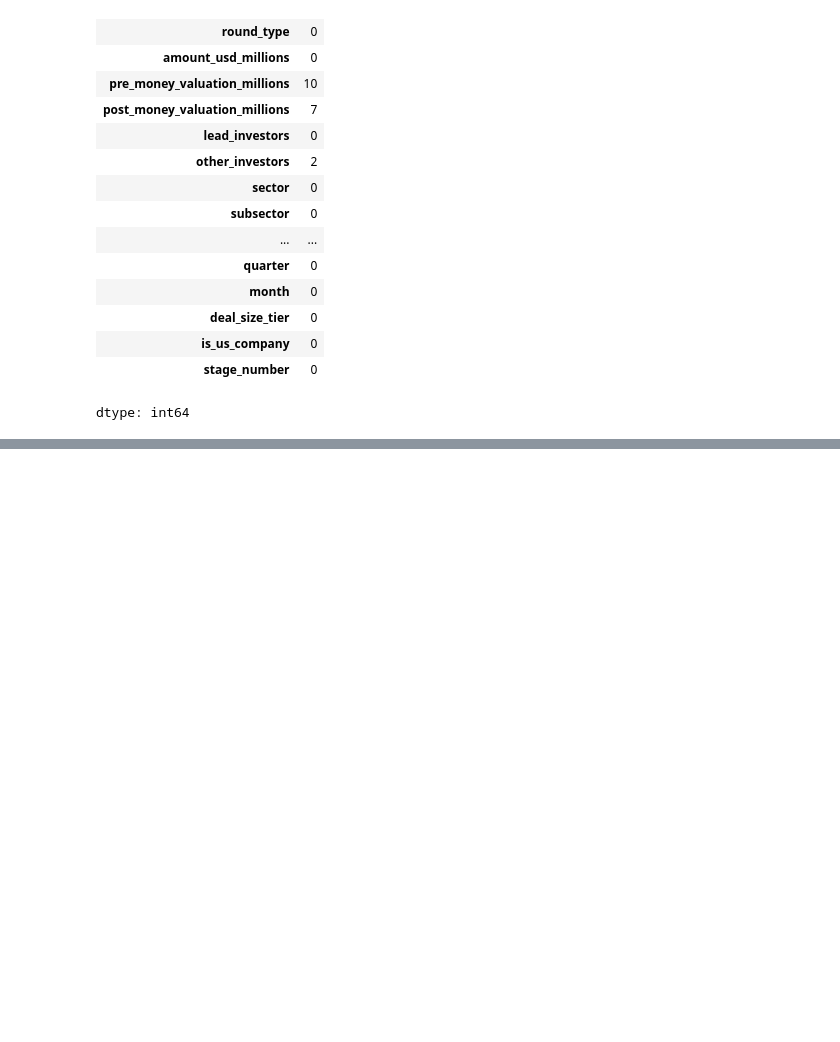
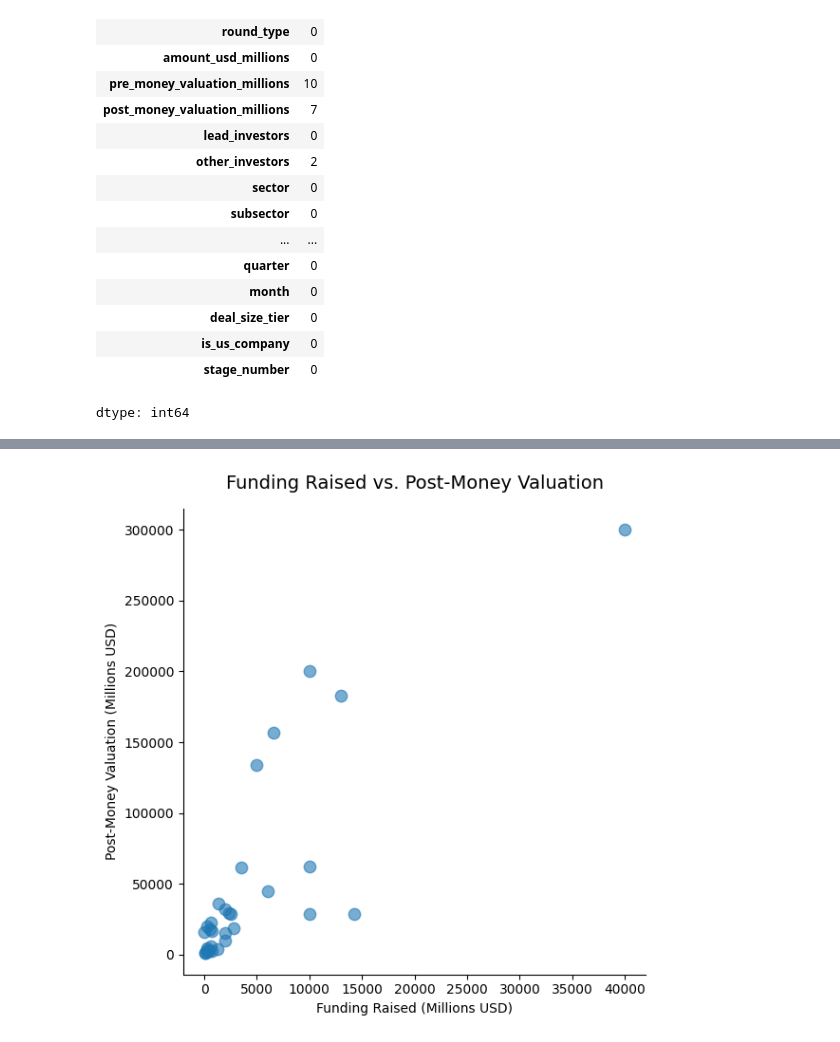
Before and after one commit to rawalnidhi/ai-investment-trends-analysis, a Jupyter notebook: notebooks/AI_Investment_Trends_Analysis.ipynb, the cells around one changed output, grey strips where cells are left out. Drawn from its saved outputs; the diff is of its cells as text; code cells hidden in the pictures; blank space fills up the shorter version.

```diff
--- a/notebooks/AI_Investment_Trends_Analysis.ipynb
+++ b/notebooks/AI_Investment_Trends_Analysis.ipynb
@@ -123,0 +295,57 @@ dtype: int64
+# %%
+# Create dataset for scatter plot
+
+scatter_data = df[
+    ['amount_usd_millions',
+     'post_money_valuation_millions']
+].dropna()
+
+# Create figure
+
+plt.figure(figsize=(6,6))
+
+# Scatter plot
+
+plt.scatter(
+    scatter_data['amount_usd_millions'],
+    scatter_data['post_money_valuation_millions'],
+    alpha=0.6,
+    s=80
+)
+
+# Title
+
+plt.title(
+    'Funding Raised vs. Post-Money Valuation',
+    fontsize=14,
+    pad=15
+)
+
+# Labels
+
+plt.xlabel('Funding Raised (Millions USD)')
+plt.ylabel('Post-Money Valuation (Millions USD)')
+
+# Remove unnecessary borders
+
+ax = plt.gca()
+ax.spines['top'].set_visible(False)
+ax.spines['right'].set_visible(False)
+
+# Improve layout
+
+plt.tight_layout()
+
+# Save figure
+
+plt.savefig(
+    'funding_vs_valuation.png',
+    dpi=150,
+    bbox_inches='tight'
+)
+
+# Display chart
+
+plt.show()
+# %% [output]
+[figure, added]
```
Also changed, not shown: parts of 10 cells of this notebook.
